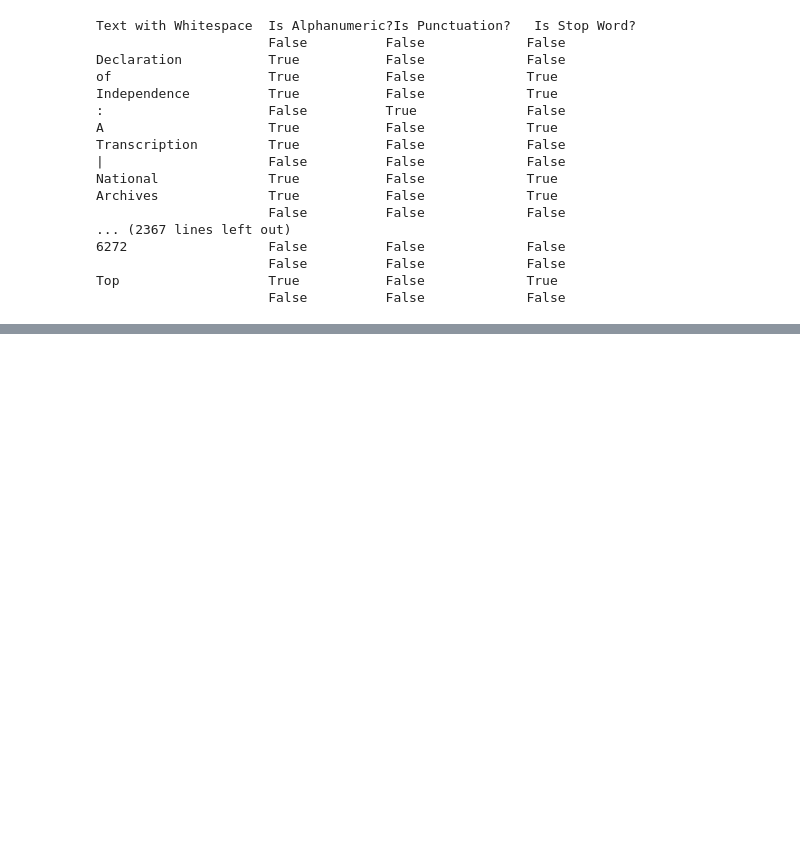
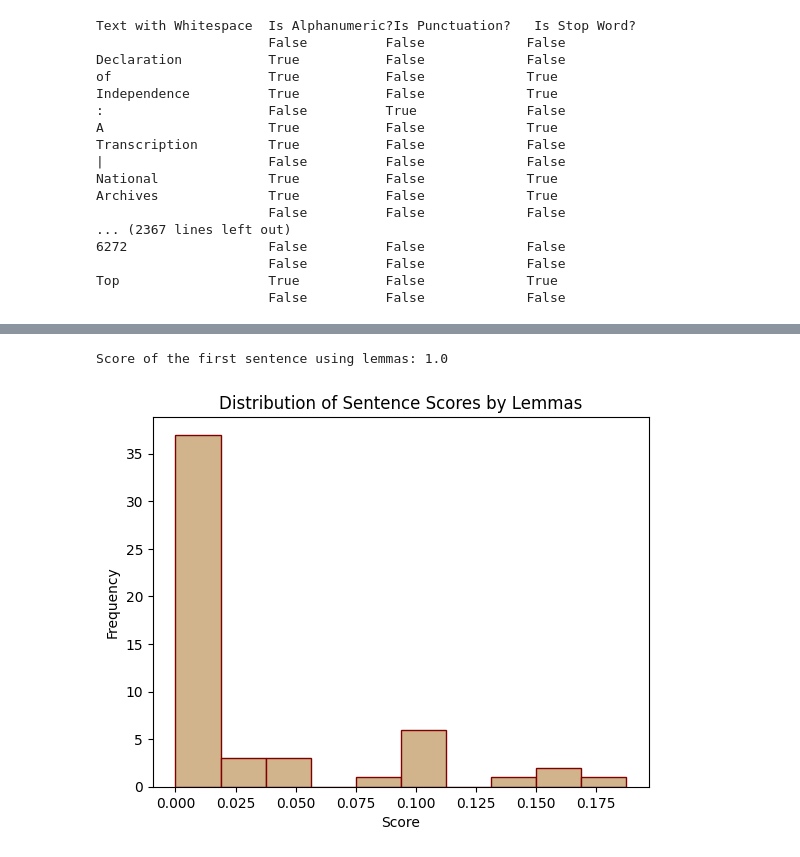
Before and after one commit to accoffin12/mining_Declaration_Independence, a Jupyter notebook: spaCy_dive1.ipynb, the cells around one changed output, grey strips where cells are left out. Drawn from its saved outputs; the diff is of its cells as text; code cells hidden in the pictures; blank space fills up the shorter version.

Commit message:
Lemmas Section

```diff
--- a/spaCy_dive1.ipynb
+++ b/spaCy_dive1.ipynb
@@ -394,0 +585,45 @@ Parts:
+# %%
+nlp = spacy.load("en_core_web_sm")
+#process the article
+doc = nlp(DeclarIndep_text)
+interesting_lemmas = [token.lemma_.lower() for token in doc if not token.is_punct and not token.is_stop and not token.is_space]
+
+def score_sentence_by_lemma(sentence, interesting_lemmas):
+    doc = nlp(sentence)
+    lemmas = [token.lemma_.lower() for token in doc if token.is_alpha and token.lower_ not in nlp.Defaults.stop_words]
+    interesting_lemmas = [token.lemma_.lower() for token in doc if not token.is_punct and not token.is_stop and not token.is_space]
+    num_words = len(lemmas)
+    num_interesting = sum(1 for lemma in lemmas if lemma in interesting_lemmas)
+    return num_interesting / num_words
+print("Score of the first sentence using lemmas:", score_sentence_by_lemma(first_sentence, interesting_lemmas))
+# %% [output]
+Score of the first sentence using lemmas: 1.0
+# %%
+import matplotlib.pyplot as plt
+
+nlp = spacy.load("en_core_web_sm")
+#process the article
+doc = nlp(DeclarIndep_text)
+
+def score_sentence_by_lemma(sentence, interesting_lemmas):
+    doc = nlp(sentence)
+    lemmas = [token.lemma_.lower() for token in doc if token.is_alpha and token.lower_ not in stop_words]
+    num_words = len(lemmas)
+    num_interesting = sum(1 for lemma in lemmas if lemma in interesting_lemmas)
+    if num_words != 0:
+        return num_interesting / num_words
+    else: return 0
+
+#Creating lemmas Score def
+interesting_lemmas = [lemma for lemma, _ in most_common_lemmas]
+sentences = [sent.text for sent in doc.sents]
+scores_by_lemmas = [score_sentence_by_lemma(sentence, interesting_lemmas) for sentence in sentences]
+
+# Plot the histogram of sentence scores
+plt.hist(scores_by_lemmas, bins=10, color='tan', edgecolor="maroon")
+plt.title("Distribution of Sentence Scores by Lemmas")
+plt.xlabel("Score")
+plt.ylabel("Frequency")
+plt.show()
+# %% [output]
+[figure, added]
```
Also changed, not shown: parts of 14 cells of this notebook, 1 other file.
